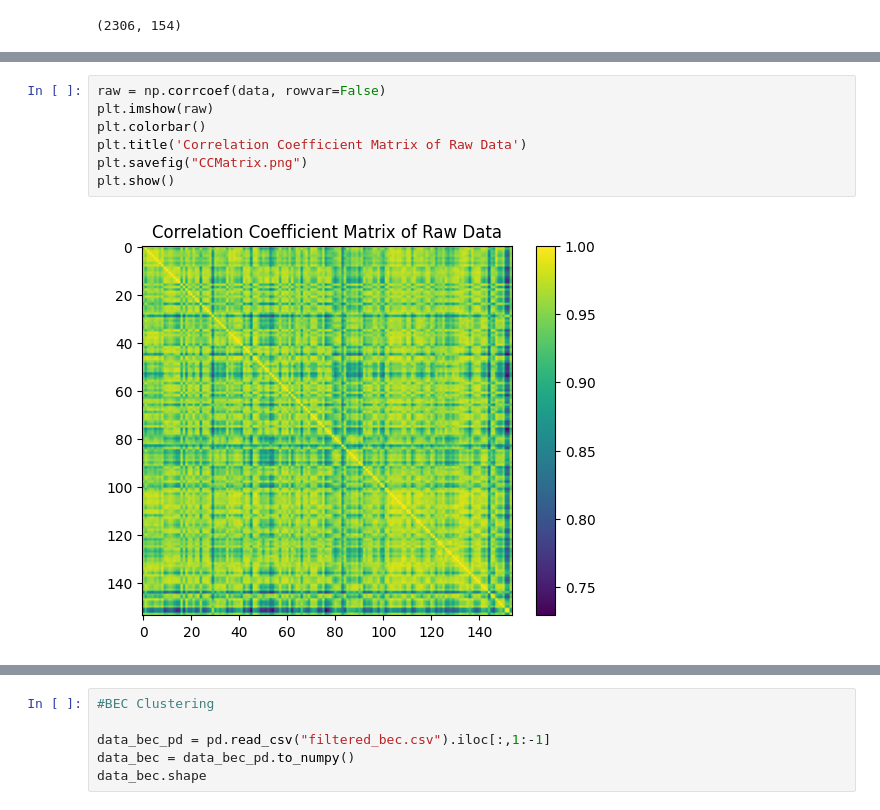
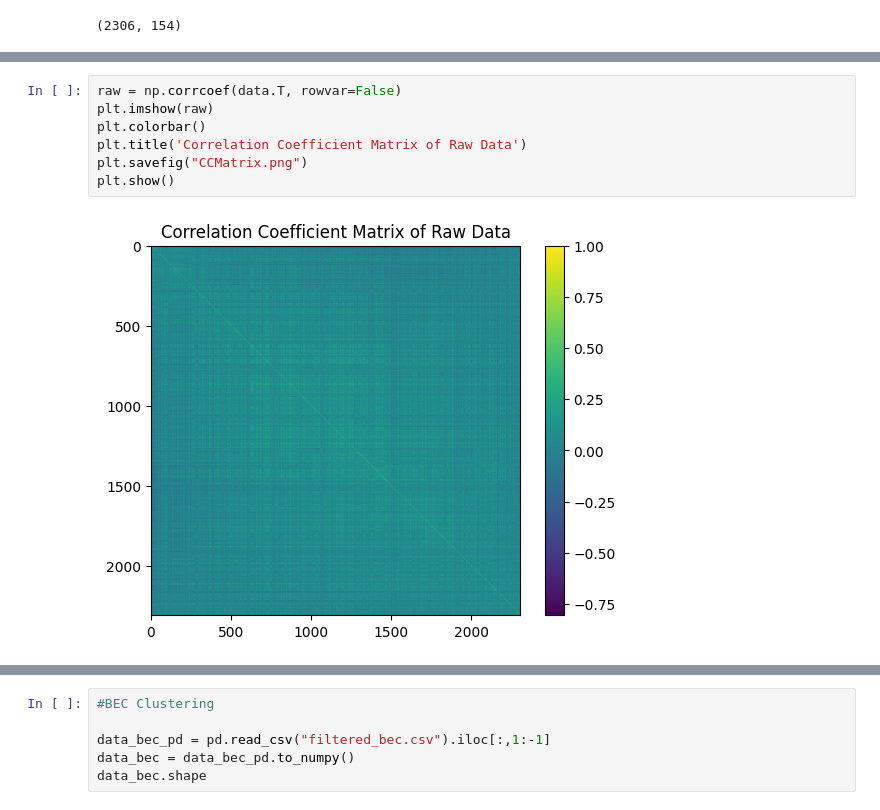
Before and after one commit to vratins/AsthmaClustering, a Jupyter notebook: kmeans_nb.ipynb, the cells around one changed output, grey strips where cells are left out. Drawn from its saved outputs; the diff is of its cells as text.

```diff
--- a/kmeans_nb.ipynb
+++ b/kmeans_nb.ipynb
@@ -90,12 +90,12 @@ print(len(clusters[0]))
 # %%
-raw = np.corrcoef(data, rowvar=False)
+raw = np.corrcoef(data.T, rowvar=False)
 plt.imshow(raw)
 plt.colorbar()
 plt.title('Correlation Coefficient Matrix of Raw Data')
 plt.savefig("CCMatrix.png")
 plt.show()
 # %% [output]
-[figure, old version]
+[figure, new version]
 # %%
 def visualize_clusters_pca(data, clusters):
     pca = PCA(n_components=2)
```
Also changed, not shown: parts of 8 cells of this notebook.
